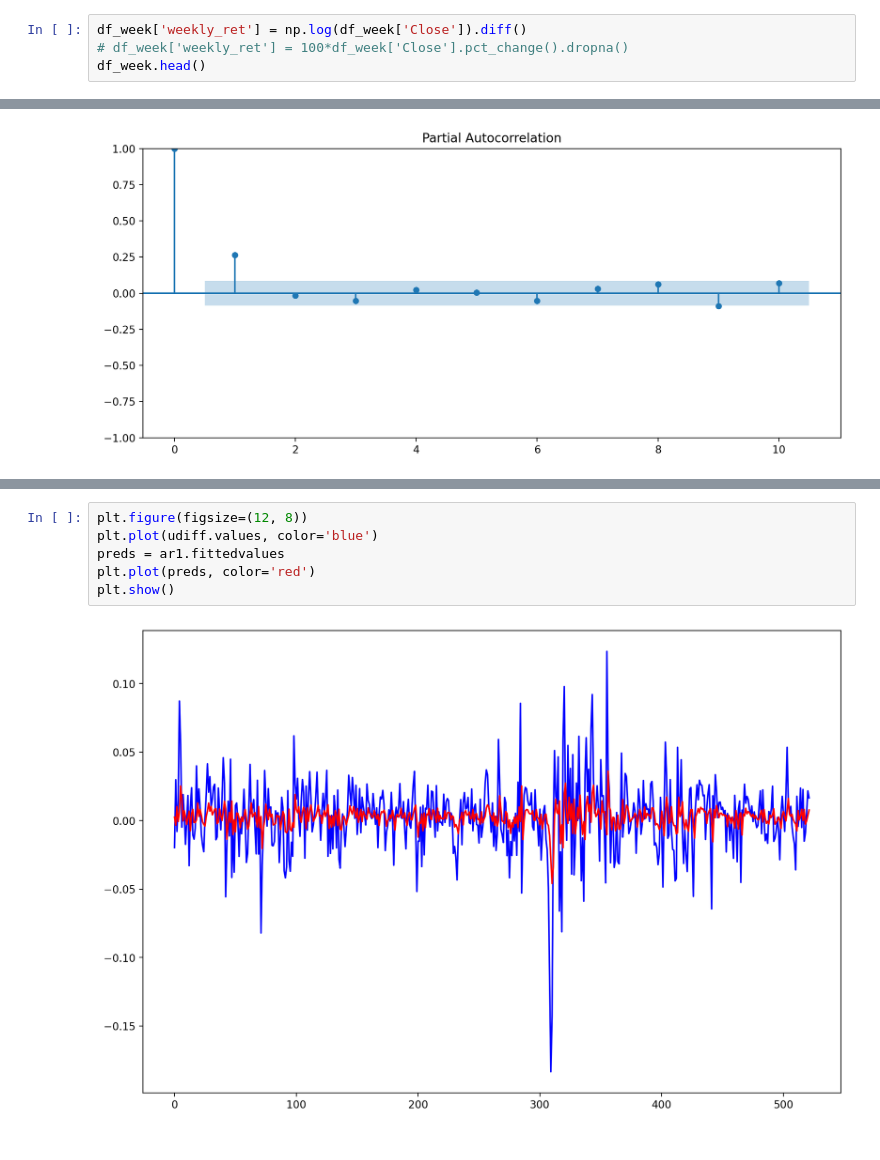
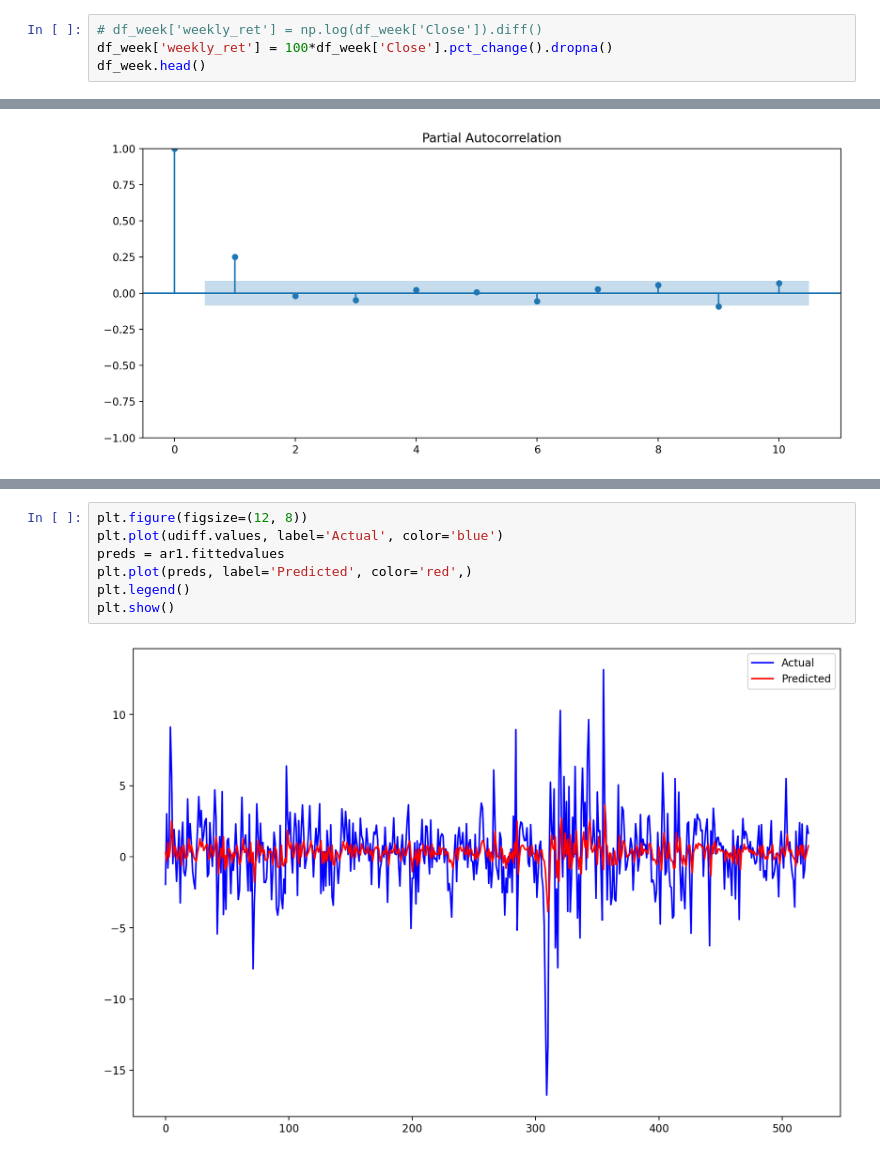
Before and after one commit to bit-mystic/Algo_Trading, a Jupyter notebook: Testings/ARIMA/arima_model.ipynb, the cells around one changed output, grey strips where cells are left out. Cells and saved outputs as stored; diff of their text form.

```diff
--- a/Testings/ARIMA/arima_model.ipynb
+++ b/Testings/ARIMA/arima_model.ipynb
@@ -38,8 +38,8 @@ df_week.head()
 | 2014-05-04 | 12922.450000 |
 | 2014-05-11 | 13114.560000 |
 # %%
-df_week['weekly_ret'] = np.log(df_week['Close']).diff()
-# df_week['weekly_ret'] = 100*df_week['Close'].pct_change().dropna()
+# df_week['weekly_ret'] = np.log(df_week['Close']).diff()
+df_week['weekly_ret'] = 100*df_week['Close'].pct_change().dropna()
 df_week.head()
 # %% [output]
 |  | Close | weekly_ret |
@@ -143,9 +139,10 @@ Warnings:
 [1] Covariance matrix calculated using the outer product of gradients (complex-step).
 # %%
 plt.figure(figsize=(12, 8))
-plt.plot(udiff.values, color='blue')
+plt.plot(udiff.values, label='Actual', color='blue')
 preds = ar1.fittedvalues
-plt.plot(preds, color='red')
+plt.plot(preds, label='Predicted', color='red',)
+plt.legend()
 plt.show()
 # %% [output]
-[figure, old version]
+[figure, new version]
```
Also changed, not shown: parts of 8 cells of this notebook, 2 other files.
